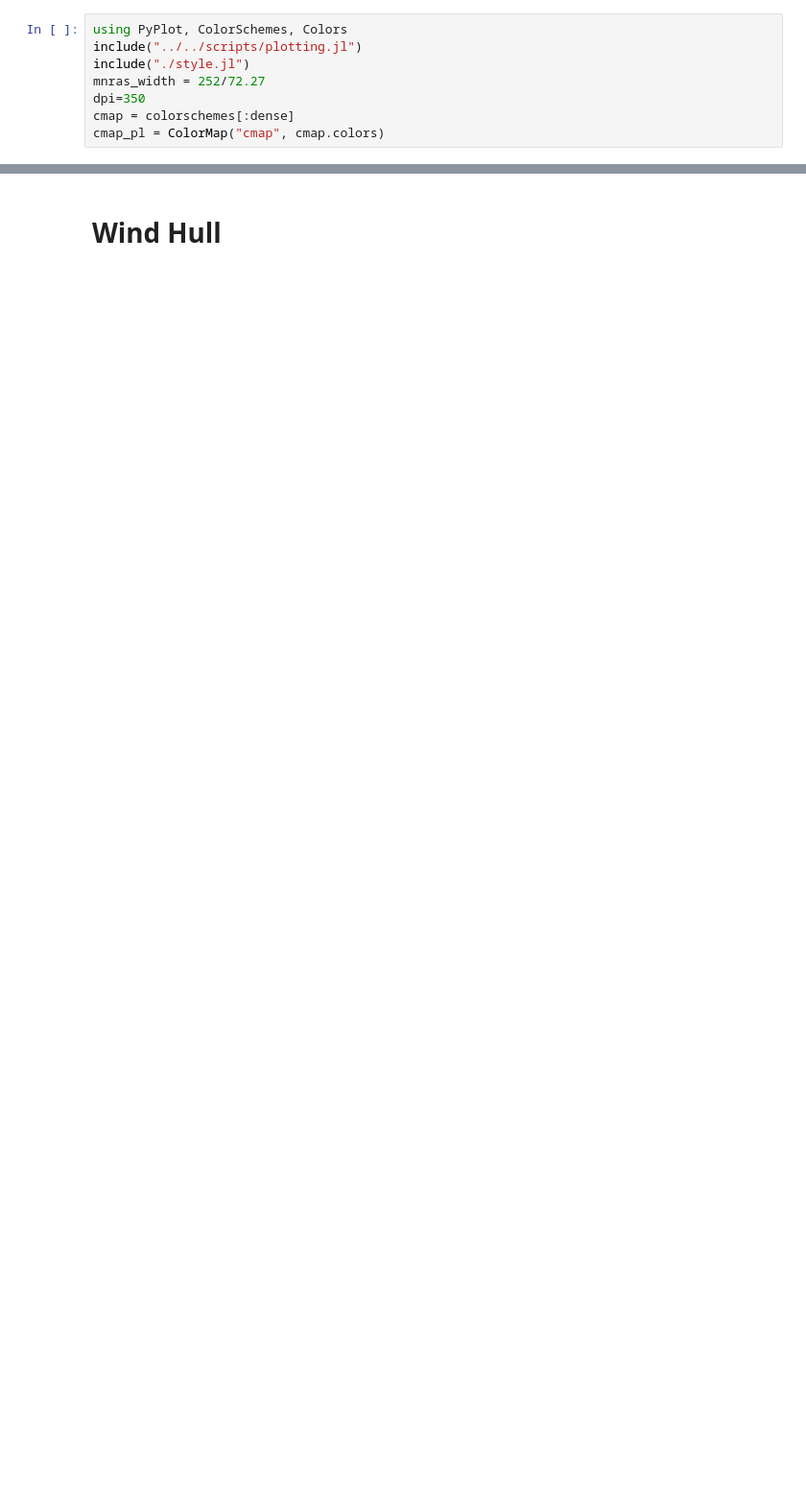
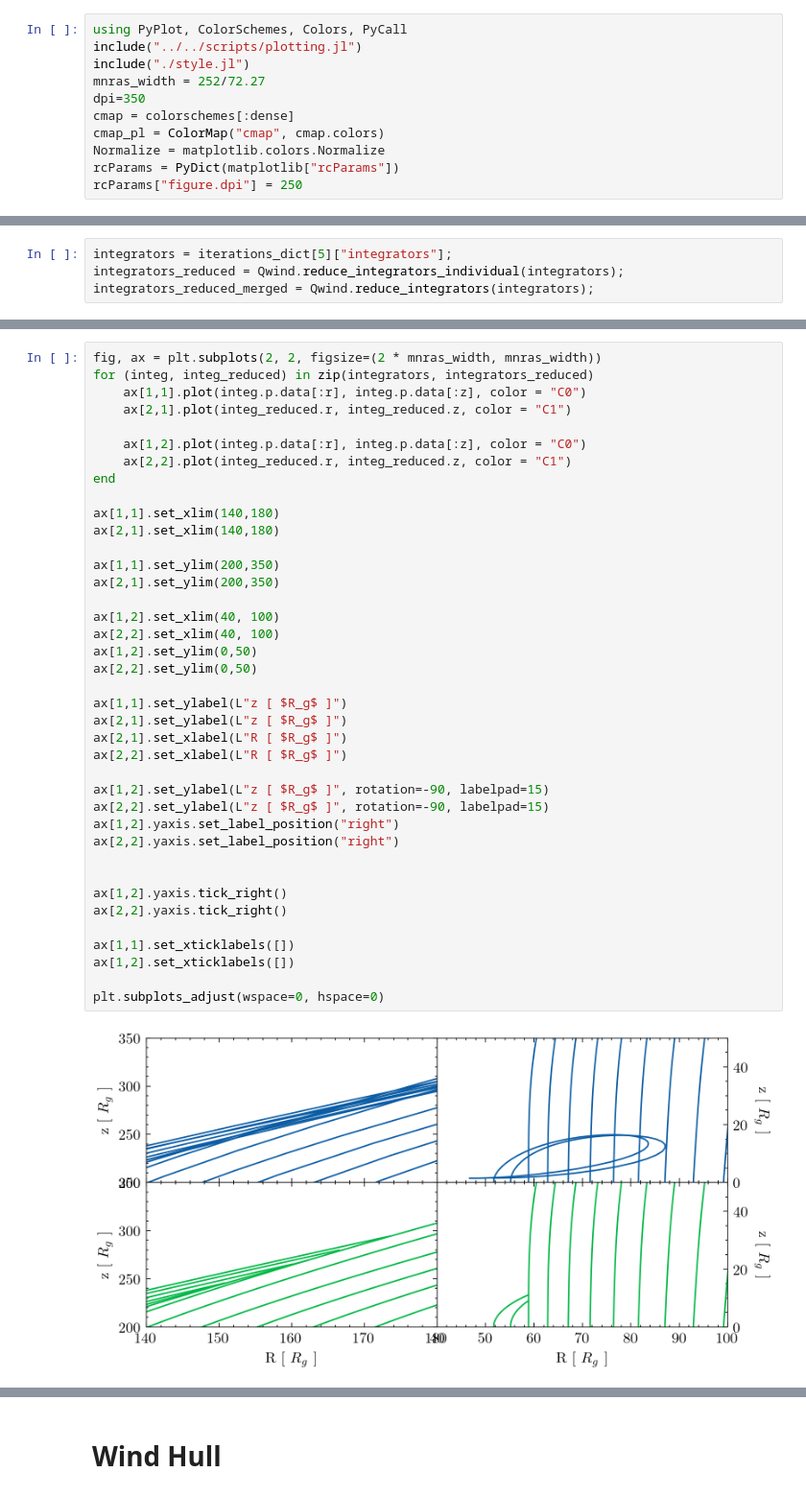
Before and after one commit to arnauqb/Qwind.jl, a Jupyter notebook: papers/paper2/rt_plots.ipynb, the cells around one changed output, grey strips where cells are left out. Shown at 96% size. Cells and saved outputs as stored; diff of their text form; blank space fills up the shorter version.

```diff
--- a/papers/paper2/rt_plots.ipynb
+++ b/papers/paper2/rt_plots.ipynb
@@ -41,10 +43,13 @@ run!(model, iterations_dict);
 # %%
-using PyPlot, ColorSchemes, Colors
+using PyPlot, ColorSchemes, Colors, PyCall
 include("../../scripts/plotting.jl")
 include("./style.jl")
 mnras_width = 252/72.27
 dpi=350
 cmap = colorschemes[:dense]
 cmap_pl = ColorMap("cmap", cmap.colors)
+Normalize = matplotlib.colors.Normalize
+rcParams = PyDict(matplotlib["rcParams"])
+rcParams["figure.dpi"] = 250
 # %% [output]
 WARNING: replacing module QwindPlotting.
@@ -51,0 +59,4 @@ ColorMap "cmap"
+# %%
+integrators = iterations_dict[5]["integrators"];
+integrators_reduced = Qwind.reduce_integrators_individual(integrators);
+integrators_reduced_merged = Qwind.reduce_integrators(integrators);
@@ -51,0 +68,41 @@ ColorMap "cmap"
+# %%
+fig, ax = plt.subplots(2, 2, figsize=(2 * mnras_width, mnras_width))
+for (integ, integ_reduced) in zip(integrators, integrators_reduced)
+    ax[1,1].plot(integ.p.data[:r], integ.p.data[:z], color = "C0")
+    ax[2,1].plot(integ_reduced.r, integ_reduced.z, color = "C1")
+
+    ax[1,2].plot(integ.p.data[:r], integ.p.data[:z], color = "C0")
+    ax[2,2].plot(integ_reduced.r, integ_reduced.z, color = "C1")
+end
+
+ax[1,1].set_xlim(140,180)
+ax[2,1].set_xlim(140,180)
+
+ax[1,1].set_ylim(200,350)
+ax[2,1].set_ylim(200,350)
+
+ax[1,2].set_xlim(40, 100)
+ax[2,2].set_xlim(40, 100)
+ax[1,2].set_ylim(0,50)
+ax[2,2].set_ylim(0,50)
+
+ax[1,1].set_ylabel(L"z [ $R_g$ ]")
+ax[2,1].set_ylabel(L"z [ $R_g$ ]")
+ax[2,1].set_xlabel(L"R [ $R_g$ ]")
+ax[2,2].set_xlabel(L"R [ $R_g$ ]")
+
+ax[1,2].set_ylabel(L"z [ $R_g$ ]", rotation=-90, labelpad=15)
+ax[2,2].set_ylabel(L"z [ $R_g$ ]", rotation=-90, labelpad=15)
+ax[1,2].yaxis.set_label_position("right")
+ax[2,2].yaxis.set_label_position("right")
+
+
+ax[1,2].yaxis.tick_right()
+ax[2,2].yaxis.tick_right()
+
+ax[1,1].set_xticklabels([])
+ax[1,2].set_xticklabels([])
+
+plt.subplots_adjust(wspace=0, hspace=0)
+# %% [output]
+[figure, added]
```
Also changed, not shown: parts of 19 cells of this notebook, 9 other files.
